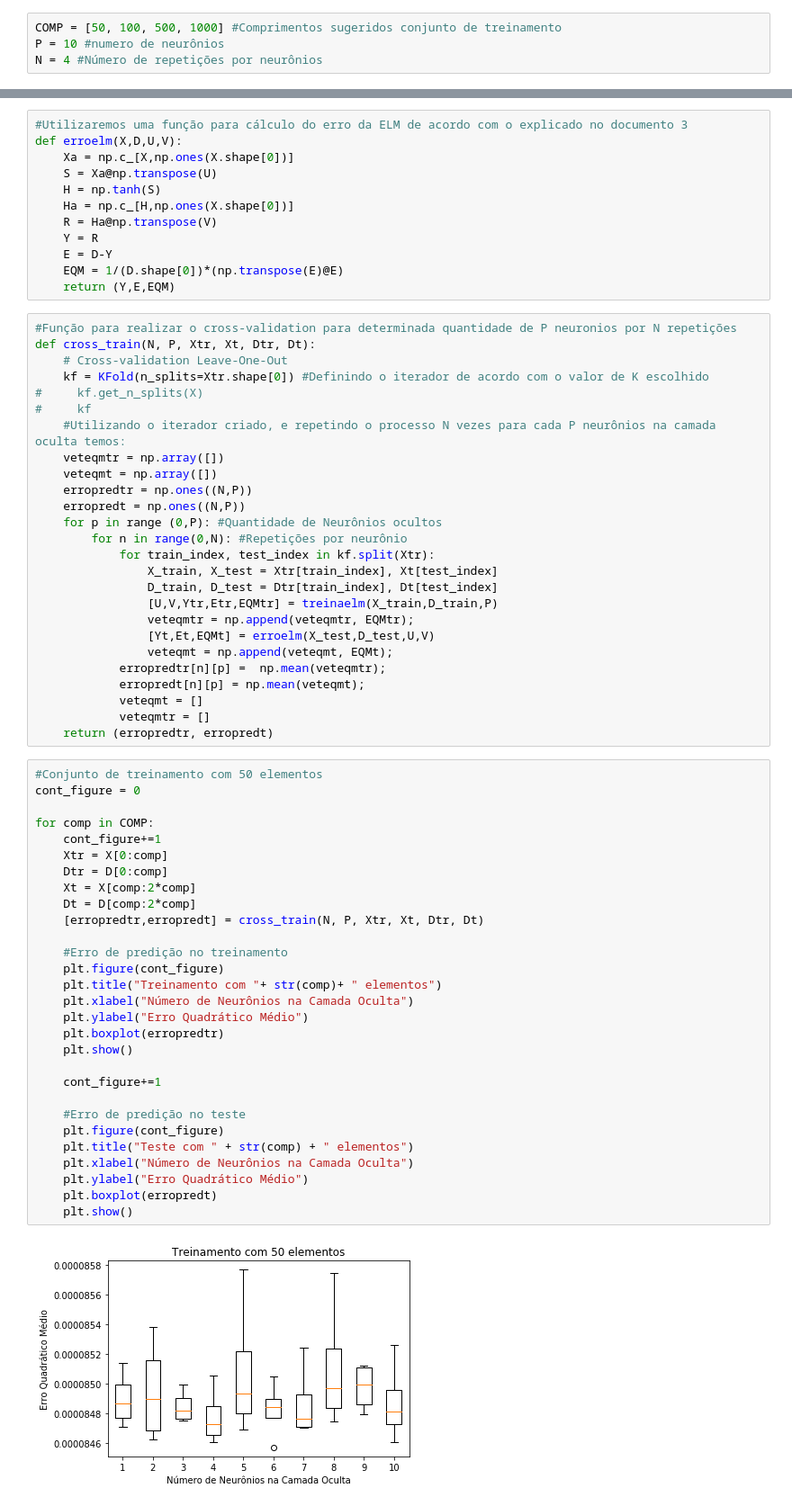
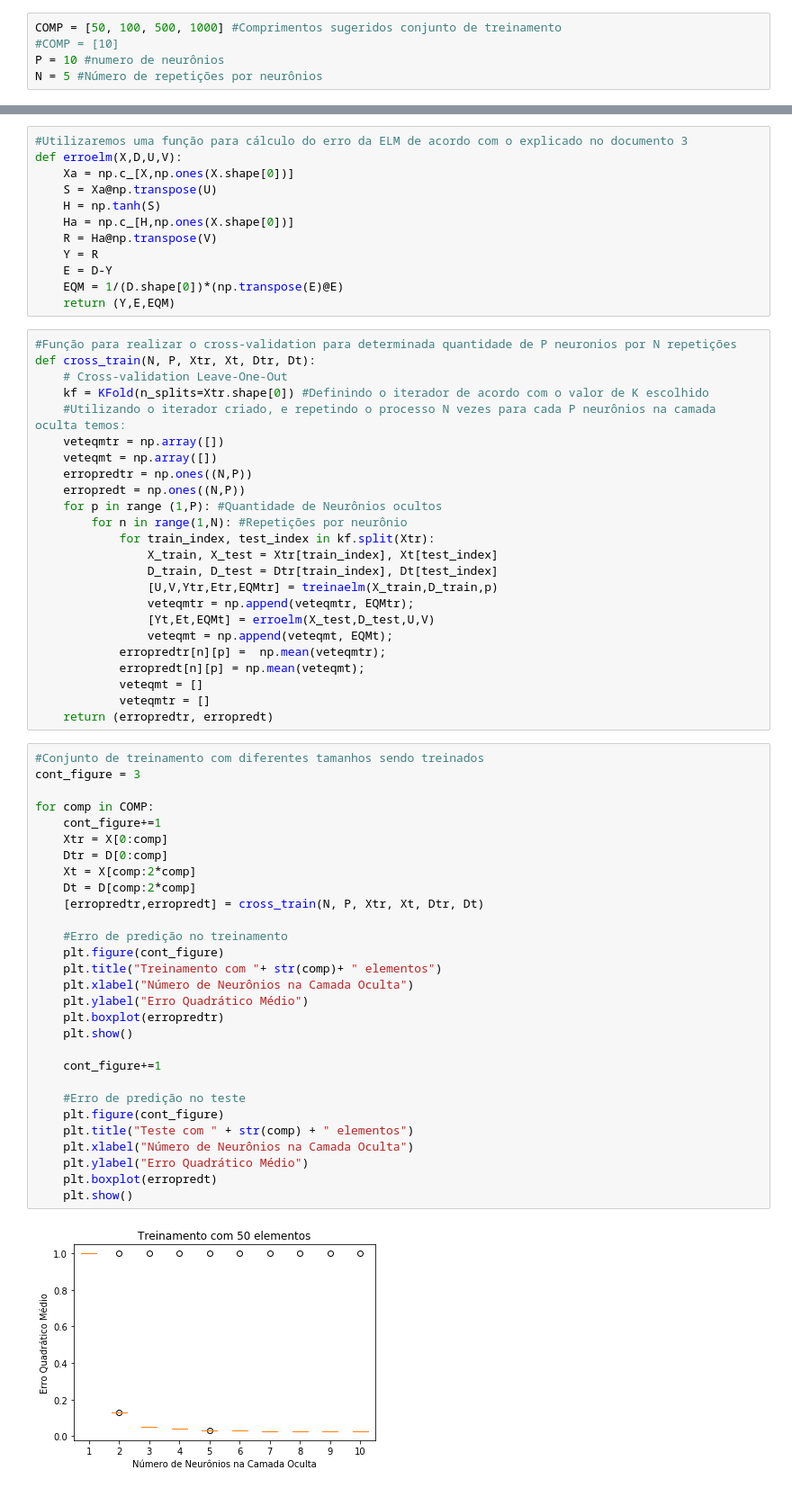
Before and after one commit to cleversonahum/UFPA-RedesNeurais, a Jupyter notebook: 6 - Treinando e testando conjunto usando Cross Validation.ipynb, the cells around one changed output, grey strips where cells are left out. Shown at 90% size. Drawn from its saved outputs; the diff is of its cells as text.

Commit message:
Corrigindo 'P' por 'p' na passagem de argumentos pra função treinaelm

```diff
--- a/6 - Treinando e testando conjunto usando Cross Validation.ipynb
+++ b/6 - Treinando e testando conjunto usando Cross Validation.ipynb
@@ -53,7 +45,8 @@ display(x.shape, X.shape, D.shape)
 # %%
 COMP = [50, 100, 500, 1000] #Comprimentos sugeridos conjunto de treinamento
+#COMP = [10]
 P = 10 #numero de neurônios
-N = 4 #Número de repetições por neurônios
+N = 5 #Número de repetições por neurônios
 # %%
 #Utilizaremos uma função para treinamento da ELM de acordo com o explicado no documento 3
 def treinaelm(X,D,P):
@@ -85,19 +78,17 @@ def erroelm(X,D,U,V):
 def cross_train(N, P, Xtr, Xt, Dtr, Dt):
     # Cross-validation Leave-One-Out
     kf = KFold(n_splits=Xtr.shape[0]) #Definindo o iterador de acordo com o valor de K escolhido
-#     kf.get_n_splits(X)
-#     kf
     #Utilizando o iterador criado, e repetindo o processo N vezes para cada P neurônios na camada oculta temos:
     veteqmtr = np.array([])
     veteqmt = np.array([])
     erropredtr = np.ones((N,P))
     erropredt = np.ones((N,P))
-    for p in range (0,P): #Quantidade de Neurônios ocultos
-        for n in range(0,N): #Repetições por neurônio
+    for p in range (1,P): #Quantidade de Neurônios ocultos
+        for n in range(1,N): #Repetições por neurônio
             for train_index, test_index in kf.split(Xtr):
                 X_train, X_test = Xtr[train_index], Xt[test_index]
                 D_train, D_test = Dtr[train_index], Dt[test_index]
-                [U,V,Ytr,Etr,EQMtr] = treinaelm(X_train,D_train,P)
+                [U,V,Ytr,Etr,EQMtr] = treinaelm(X_train,D_train,p)
                 veteqmtr = np.append(veteqmtr, EQMtr);
                 [Yt,Et,EQMt] = erroelm(X_test,D_test,U,V)
                 veteqmt = np.append(veteqmt, EQMt);
@@ -107,33 +98,33 @@ def cross_train(N, P, Xtr, Xt, Dtr, Dt):
             veteqmtr = []
     return (erropredtr, erropredt)
 # %%
-#Conjunto de treinamento com 50 elementos
-cont_figure = 0
+#Conjunto de treinamento com diferentes tamanhos sendo treinados
+cont_figure = 3
 
 for comp in COMP:
     cont_figure+=1
     Xtr = X[0:comp]
     Dtr = D[0:comp]
     Xt = X[comp:2*comp]
     Dt = D[comp:2*comp]
     [erropredtr,erropredt] = cross_train(N, P, Xtr, Xt, Dtr, Dt)
 
     #Erro de predição no treinamento
     plt.figure(cont_figure)
     plt.title("Treinamento com "+ str(comp)+ " elementos")
     plt.xlabel("Número de Neurônios na Camada Oculta")
     plt.ylabel("Erro Quadrático Médio")
     plt.boxplot(erropredtr)
     plt.show()
 
     cont_figure+=1
 
     #Erro de predição no teste
     plt.figure(cont_figure)
     plt.title("Teste com " + str(comp) + " elementos")
     plt.xlabel("Número de Neurônios na Camada Oculta")
     plt.ylabel("Erro Quadrático Médio")
     plt.boxplot(erropredt)
     plt.show()
 # %% [output]
-[figure, old version]
+[figure, new version]
```
Also changed, not shown: parts of 3 cells of this notebook.
